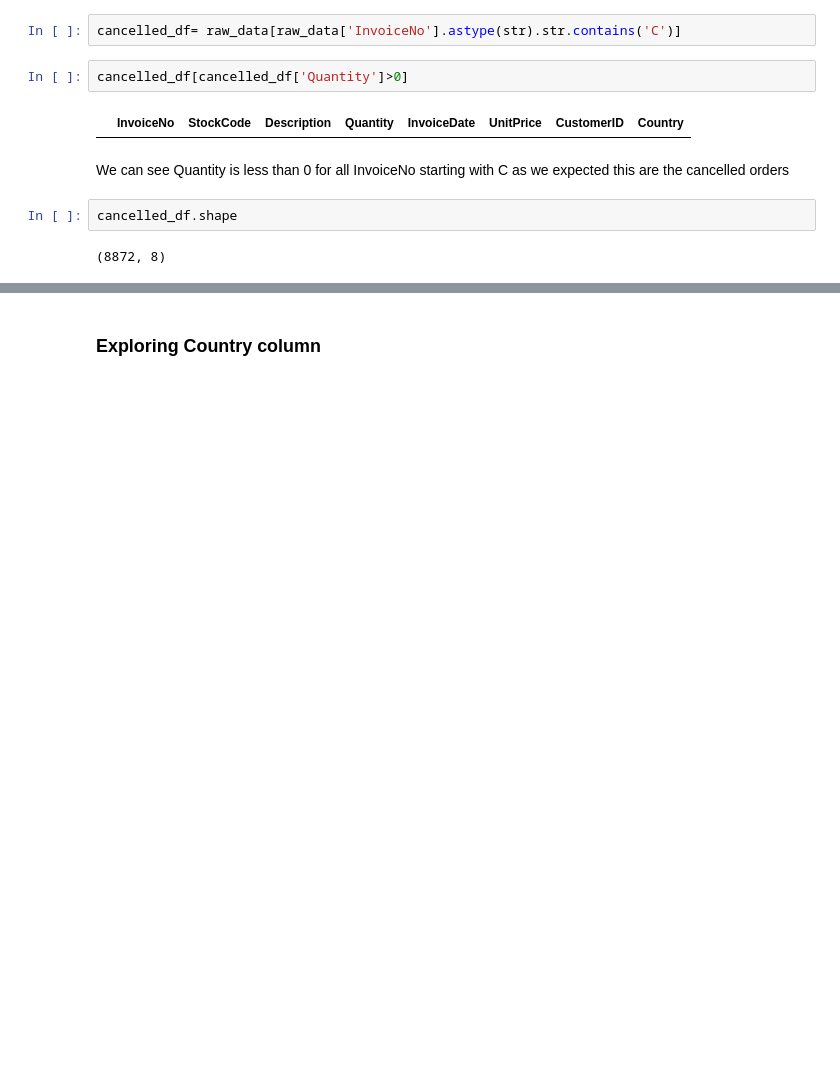
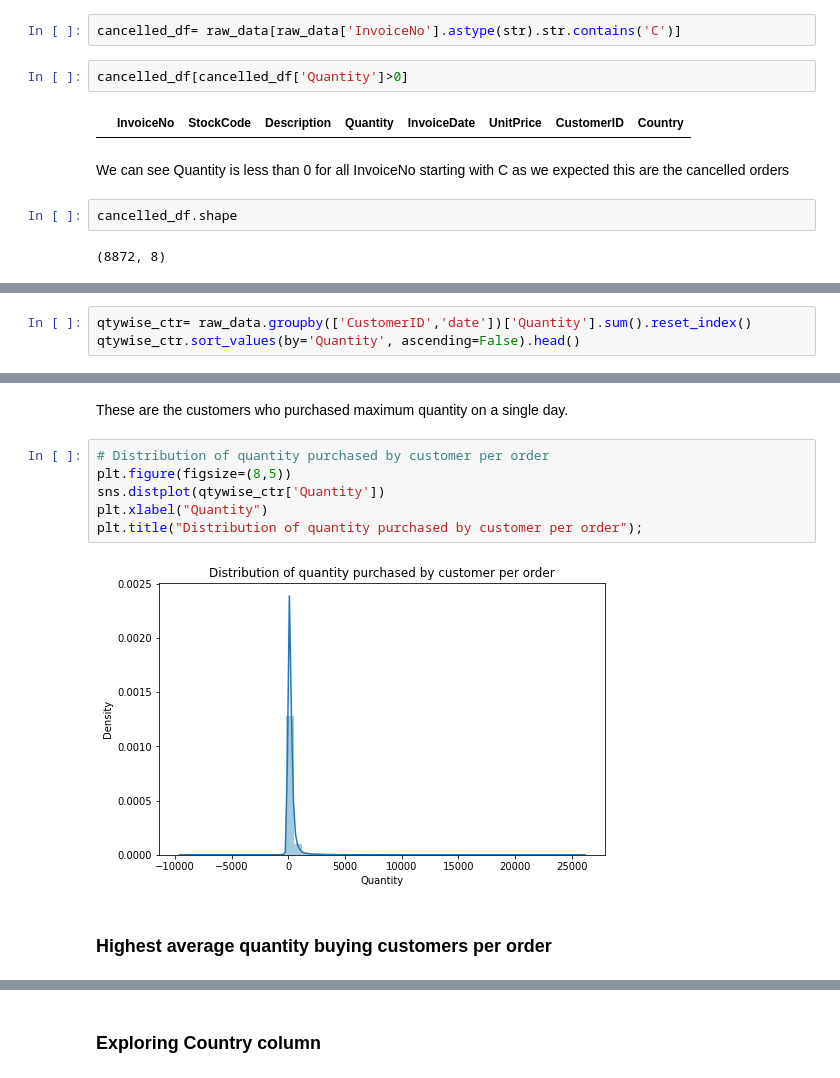
Before and after one commit to Swapnil-417/Online-Retail-Customer-Segmentation, a Jupyter notebook: Online_Retail_Customer_Segmentation_Capstone_Project.ipynb, the cells around one changed output, grey strips where cells are left out. Saved outputs shown, nothing was run; the diff lists cells and outputs as text; blank space fills up the shorter version.

```diff
--- a/Online_Retail_Customer_Segmentation_Capstone_Project.ipynb
+++ b/Online_Retail_Customer_Segmentation_Capstone_Project.ipynb
@@ -250,0 +267,3 @@ there are 8872 cancelled orders which are huge
+# %%
+qtywise_ctr= raw_data.groupby(['CustomerID','date'])['Quantity'].sum().reset_index()
+qtywise_ctr.sort_values(by='Quantity', ascending=False).head()
@@ -250,0 +277,12 @@ there are 8872 cancelled orders which are huge
+# %% [markdown]
+These are the customers who purchased maximum quantity on a single day.
+# %%
+# Distribution of quantity purchased by customer per order
+plt.figure(figsize=(8,5))
+sns.distplot(qtywise_ctr['Quantity'])
+plt.xlabel("Quantity")
+plt.title("Distribution of quantity purchased by customer per order");
+# %% [output]
+[figure, added]
+# %% [markdown]
+### **Highest average quantity buying customers per order**
```
Also changed, not shown: parts of 28 cells of this notebook.
